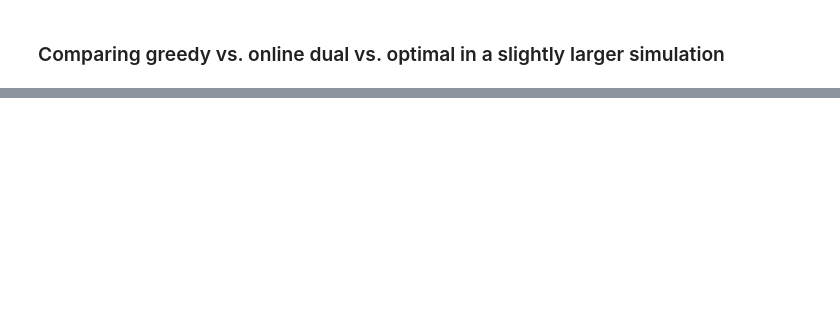
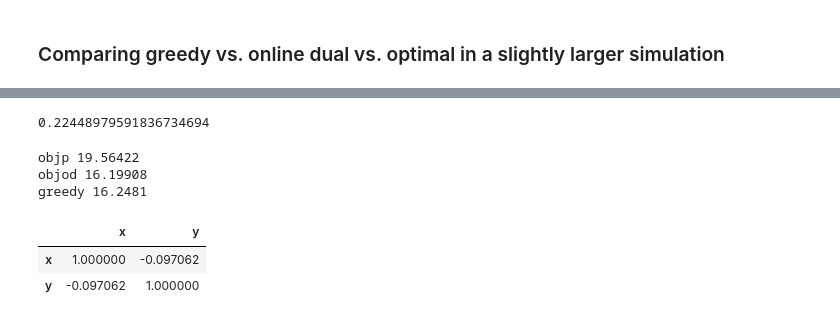
Before and after one commit to lguerdan/dynamic-matching-solver, a Jupyter notebook: v2_dynamic_matching_lp_solver_expansion2.ipynb, the cells around one changed output, grey strips where cells are left out. Cells and saved outputs as stored; diff of their text form; code cells hidden in the pictures; blank space fills up the shorter version.

```diff
--- a/v2_dynamic_matching_lp_solver_expansion2.ipynb
+++ b/v2_dynamic_matching_lp_solver_expansion2.ipynb
@@ -718,0 +590,26 @@ Greedy utility: 0.9000199999999998
+# %%
+((J - allocs.sum()) / allocs.sum())
+# %% [output]
+0.22448979591836734694
+# %%
+valid_matches, pairing_weights = create_tableau_exp1(I,J,T,"Baseline", [.99,.05,.95])
+
+objp, allocs = primal_solutions(pairing_weights, I, J, T)
+objo, online_allocations = online_matching(I,J,T,k,c,mean_alphas,betas,allocs,valid_matches,pairing_weights)
+objg, greedy_allocs = greedy_matching(I,J,T,k,c,valid_matches,pairing_weights)
+
+print("objp",objp)
+print("objod",objo)
+print("greedy",objg)
+# %% [output]
+objp 19.56422
+objod 16.19908
+greedy 16.2481
+# %%
+x = pd.DataFrame({'x':mean_alphas.reshape(I,T)[1:,:].flatten(), 'y':mean_alloc.reshape(I,T)[1:,:].flatten()})
+
+x.corr()
+# %% [output]
+|  | x | y |
+| x | 1.000000 | -0.097062 |
+| y | -0.097062 | 1.000000 |
```
Also changed, not shown: parts of 15 cells of this notebook, 9 other files.
